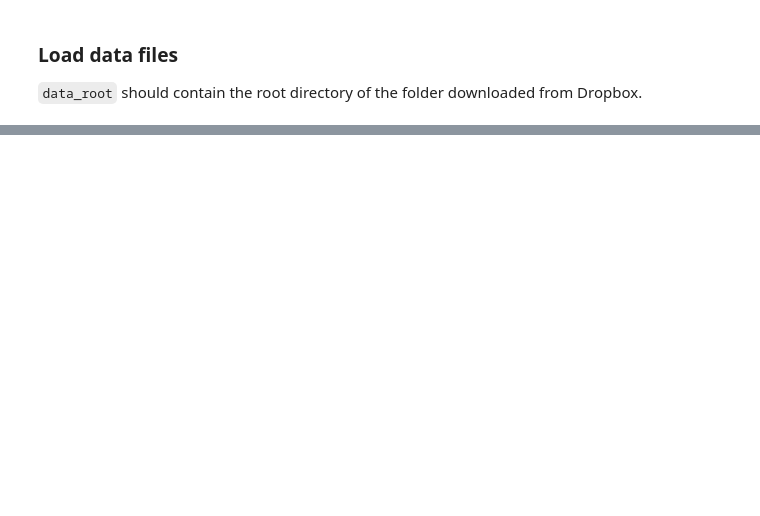
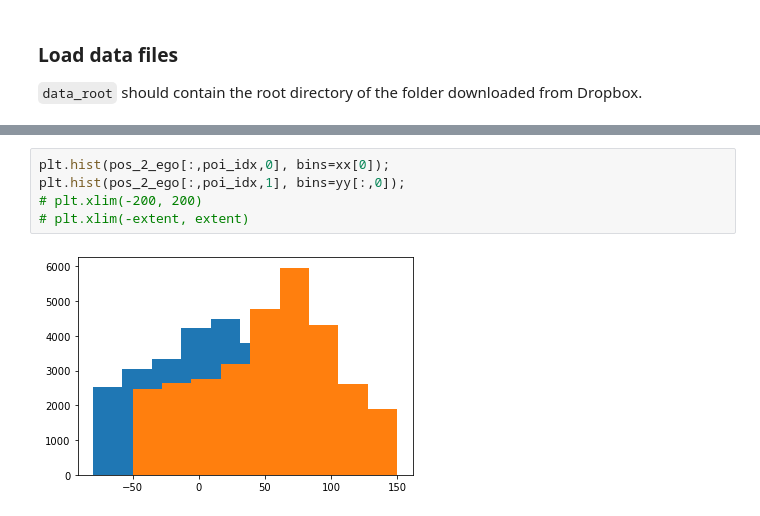
Before and after one commit to alihaydaroglu/swc-en-social, a Jupyter notebook: 9_freq_analysis.ipynb, the cells around one changed output, grey strips where cells are left out. Drawn from its saved outputs; the diff is of its cells as text; blank space fills up the shorter version.

```diff
--- a/9_freq_analysis.ipynb
+++ b/9_freq_analysis.ipynb
@@ -124,0 +221,7 @@ plt.plot(Sxx[6])
+# %%
+plt.hist(pos_2_ego[:,poi_idx,0], bins=xx[0]);
+plt.hist(pos_2_ego[:,poi_idx,1], bins=yy[:,0]);
+# plt.xlim(-200, 200)
+# plt.xlim(-extent, extent)
+# %% [output]
+[figure, added]
```
Also changed, not shown: parts of 26 cells of this notebook, 3 other files.
